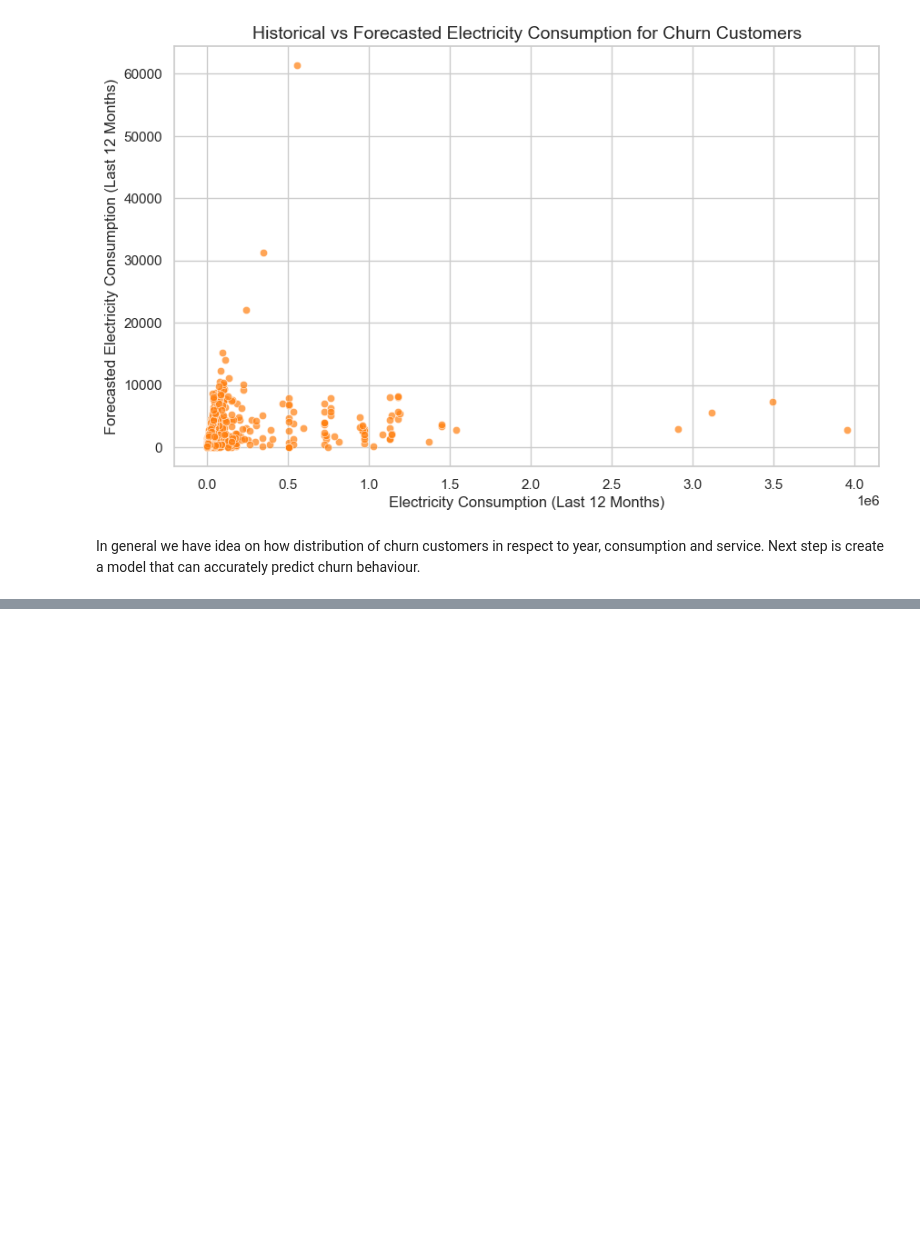
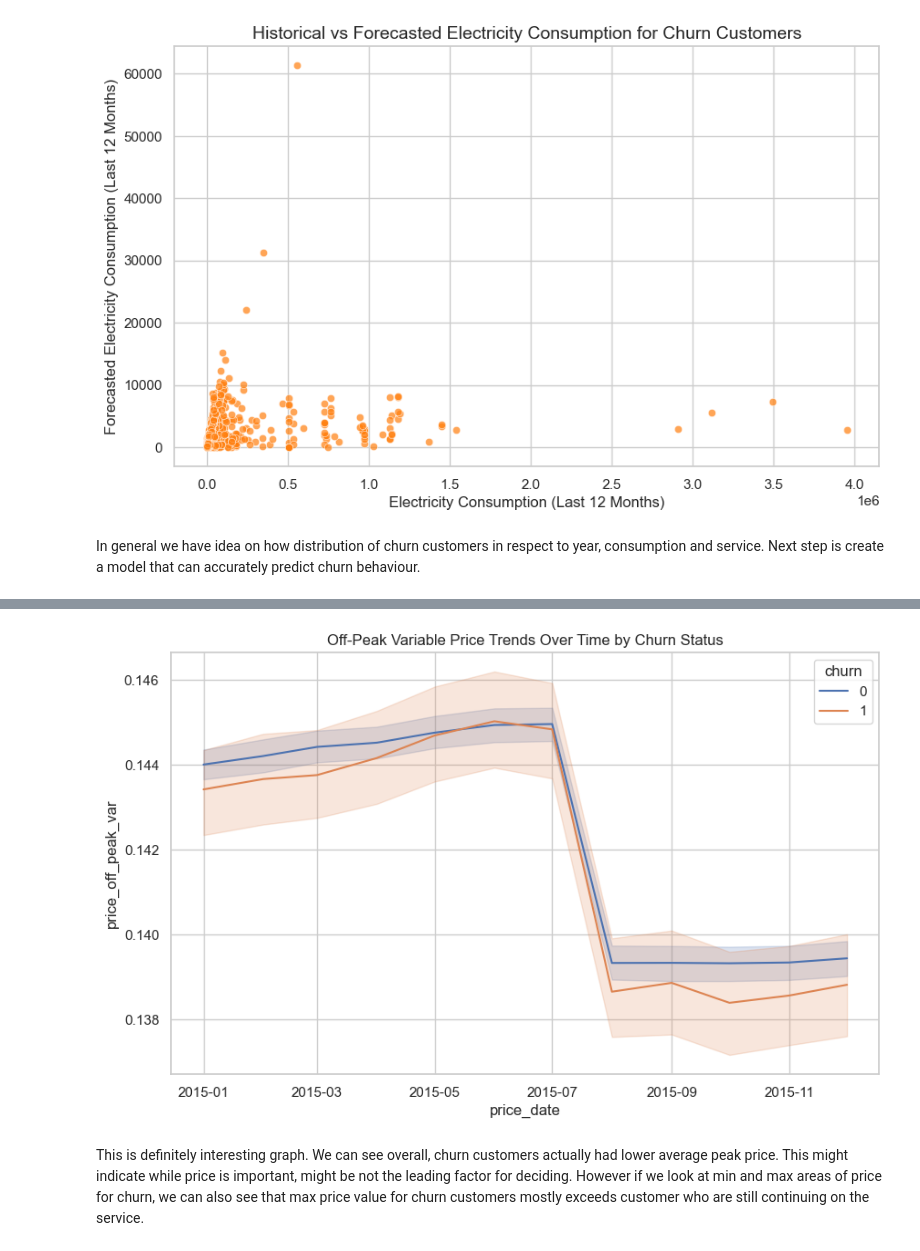
Before and after one commit to MetinUnlu/customer_churn, a Jupyter notebook: codes/eda_analysis.ipynb, the cells around one changed output, grey strips where cells are left out. Cells and saved outputs as stored; diff of their text form; code cells hidden in the pictures; blank space fills up the shorter version.

```diff
--- a/codes/eda_analysis.ipynb
+++ b/codes/eda_analysis.ipynb
@@ -527,0 +632,10 @@ In general we have idea on how distribution of churn customers in respect to yea
+# %%
+# Plotting price trends
+plt.figure(figsize=(10, 6))
+sns.lineplot(x='price_date', y='price_off_peak_var', hue='churn', data=merged_df)
+plt.title('Off-Peak Variable Price Trends Over Time by Churn Status')
+plt.show()
+# %% [output]
+[figure, added]
+# %% [markdown]
+This is definitely interesting graph. We can see overall, churn customers actually had lower average peak price. This might indicate while price is important, might be not the leading factor for deciding. However if we look at min and max areas of price for churn, we can also see that max price value for churn customers mostly exceeds customer who are still continuing on the service.
```
Also changed, not shown: parts of 7 cells of this notebook.
